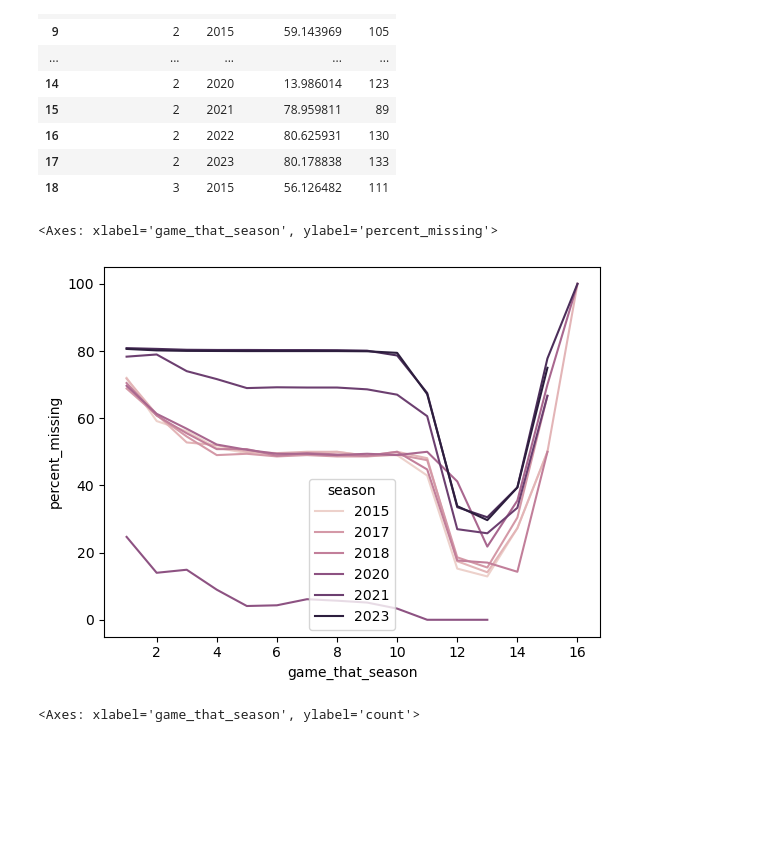
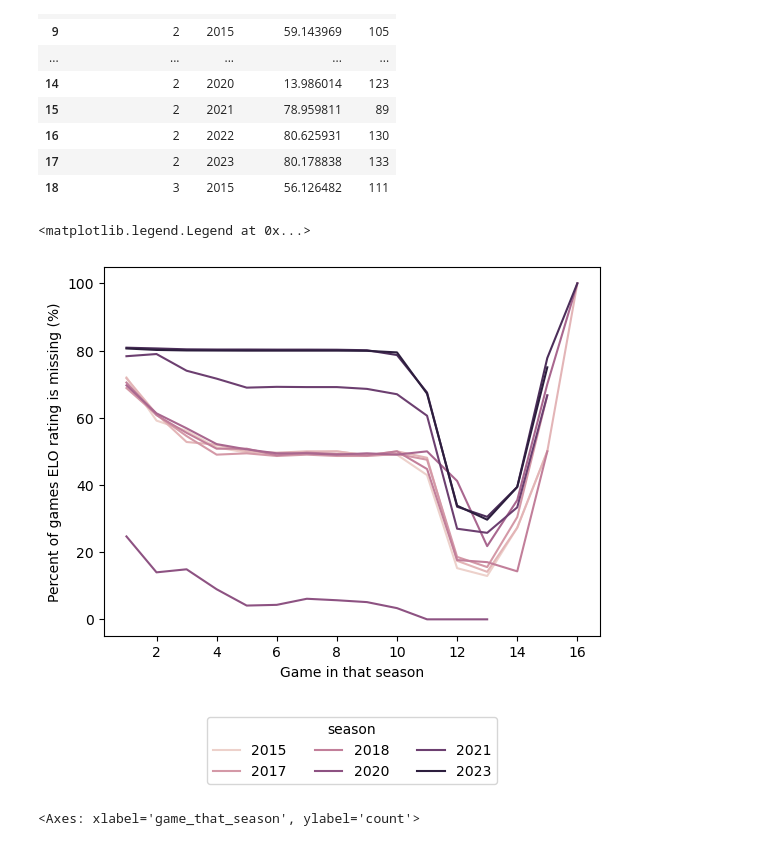
Before and after one commit to aserban13/SIADS593-MilestoneI, a Jupyter notebook: notebooks/2_elo_evaluation.ipynb, the cells around one changed output. Saved outputs shown, nothing was run; the diff lists cells and outputs as text; code cells hidden in the pictures; blank space fills up the shorter version.

```diff
--- a/notebooks/2_elo_evaluation.ipynb
+++ b/notebooks/2_elo_evaluation.ipynb
@@ -67,10 +76,13 @@ result_df.head(19)
 # %%
 # Shows that we tend to see moroe missing NLOs around the 12-14 games
 # Also notice that 2020 had a lot less games, and some other years also had less games
 sns.lineplot(result_df, x='game_that_season', y='percent_missing' , hue='season')
+plt.xlabel("Game in that season")
+plt.ylabel("Percent of games ELO rating is missing (%)")
+plt.legend(bbox_to_anchor=(0.5, -0.2), loc='upper center', ncol=3, title="season")
 # %% [output]
-<Axes: xlabel='game_that_season', ylabel='percent_missing'>
+<matplotlib.legend.Legend at 0x...>
-[figure, old version]
+[figure, new version]
 # %%
 # Show the distribution of games across years
 sns.lineplot(result_df, x='game_that_season', y='count' , color='grey', hue='season')
```
Also changed, not shown: parts of 5 cells of this notebook, 8 other files.
